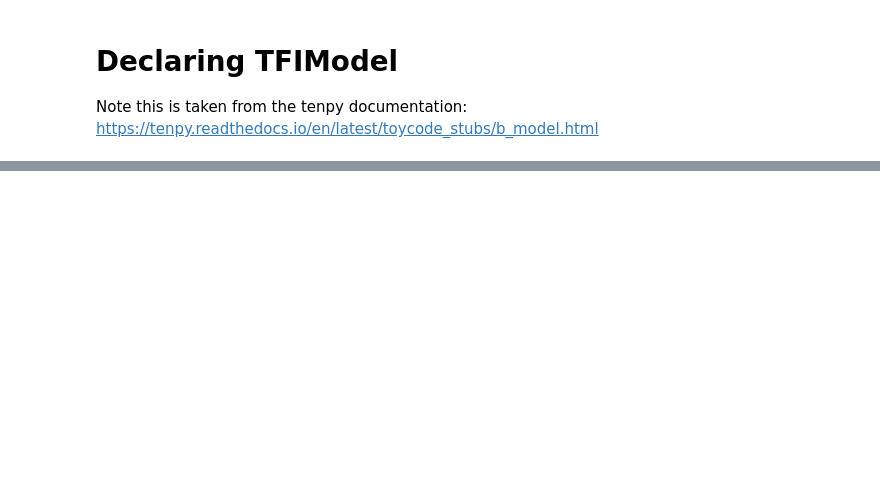
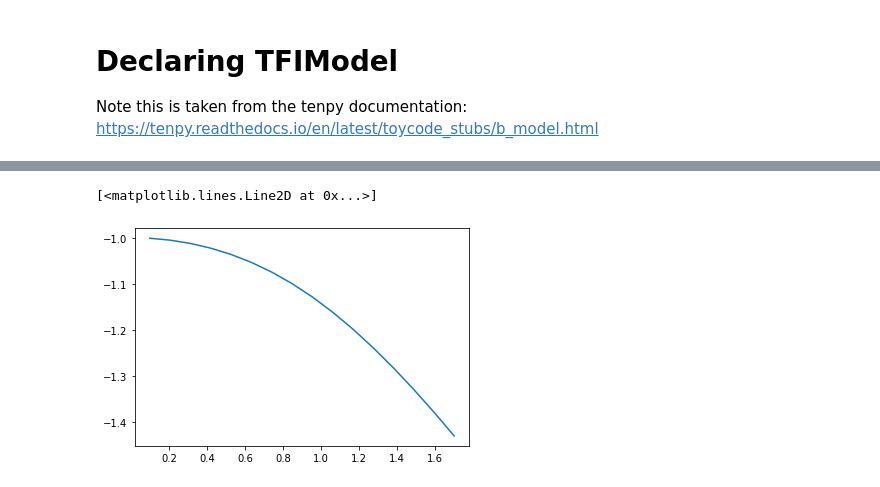
Before and after one commit to vinulw/qdmt, a Jupyter notebook: notebooks/Exact Groundstates TFIM.ipynb, the cells around one changed output, grey strips where cells are left out. Drawn from its saved outputs; the diff is of its cells as text; code cells hidden in the pictures; blank space fills up the shorter version.

```diff
--- a/notebooks/Exact Groundstates TFIM.ipynb
+++ b/notebooks/Exact Groundstates TFIM.ipynb
@@ -124,0 +80,12 @@ plt.plot(g_range, energies)
+# %%
+L = 4
+fenergies = np.zeros(n)
+
+for i, g in enumerate(g_range):
+    fenergy_g = finite_gs_energy(L, J, g, return_psi=False)
+    fenergies[i] = fenergy_g
+# %%
+plt.plot(g_range, fenergies/3.)
+# %% [output]
+[<matplotlib.lines.Line2D at 0x...>]
+[figure, added]
```
Also changed, not shown: parts of 5 cells of this notebook, 21 other files.
